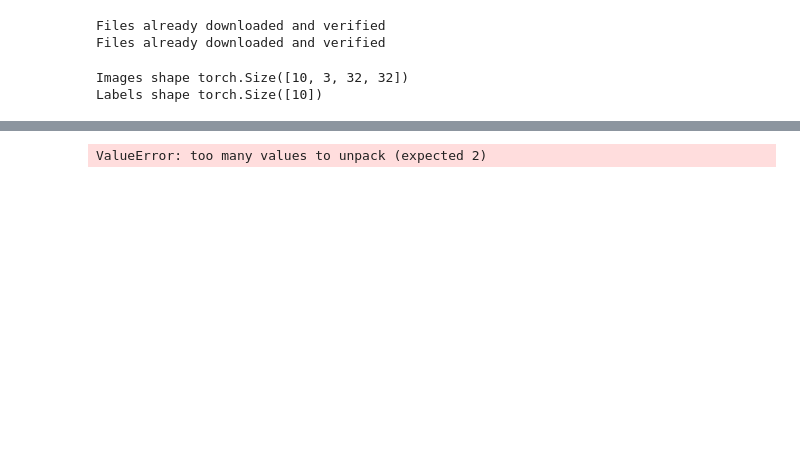
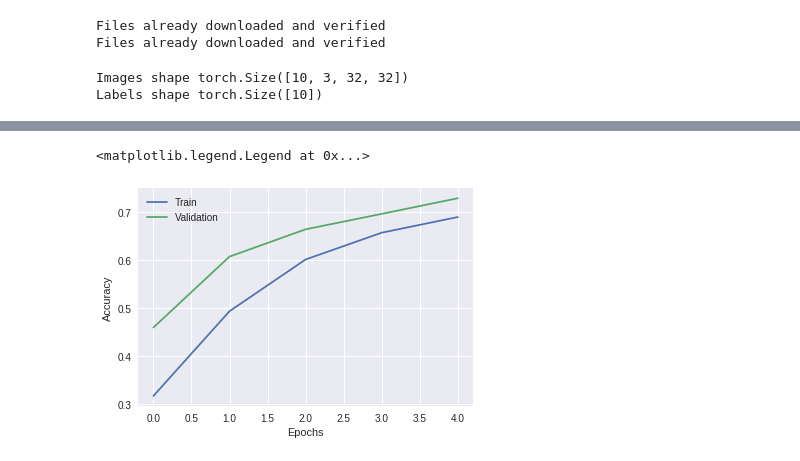
Before and after one commit to RouSage/diploma, a Jupyter notebook: diploma.ipynb, the cells around one changed output, grey strips where cells are left out. Saved outputs shown, nothing was run; the diff lists cells and outputs as text; code cells hidden in the pictures; blank space fills up the shorter version.

```diff
--- a/diploma.ipynb
+++ b/diploma.ipynb
@@ -113,7 +138,7 @@ class CNN(nn.Module):
             nn.Dropout(p=0.5),
             nn.Linear(in_features=1024, out_features=512),
             nn.ReLU(inplace=True),
-            nn.Dropout(p=0.4),
+            nn.Dropout(p=0.5),
             nn.Linear(in_features=512, out_features=10)
         )
 
@@ -248,6 +272,6 @@ cpu
 # Send the model to device
 net = net.to(device)
 
-net = train_model(net, dataloaders_dict, criterion, optimizer, num_epochs)
+net, train_acc_history, val_acc_history = train_model(net, dataloaders_dict, criterion, optimizer, num_epochs)
 # %% [output]
 Epoch 1/5:
@@ -255,5 +294,10 @@ KeyboardInterrupt:
-# %%
-inputs, labels = dataloaders_dict["train"]
-print(labels.size())
-# %% [output]
-ValueError: too many values to unpack (expected 2)
+# %%
+# Plot train/validation accuracy
+plt.plot(train_acc_history, label="Train")
+plt.plot(val_acc_history, label="Validation")
+plt.xlabel("Epochs")
+plt.ylabel("Accuracy")
+plt.legend(loc="best")
+# %% [output]
+<matplotlib.legend.Legend at 0x...>
+[figure, added]
```
Also changed, not shown: parts of 22 cells of this notebook, 3 other files.
